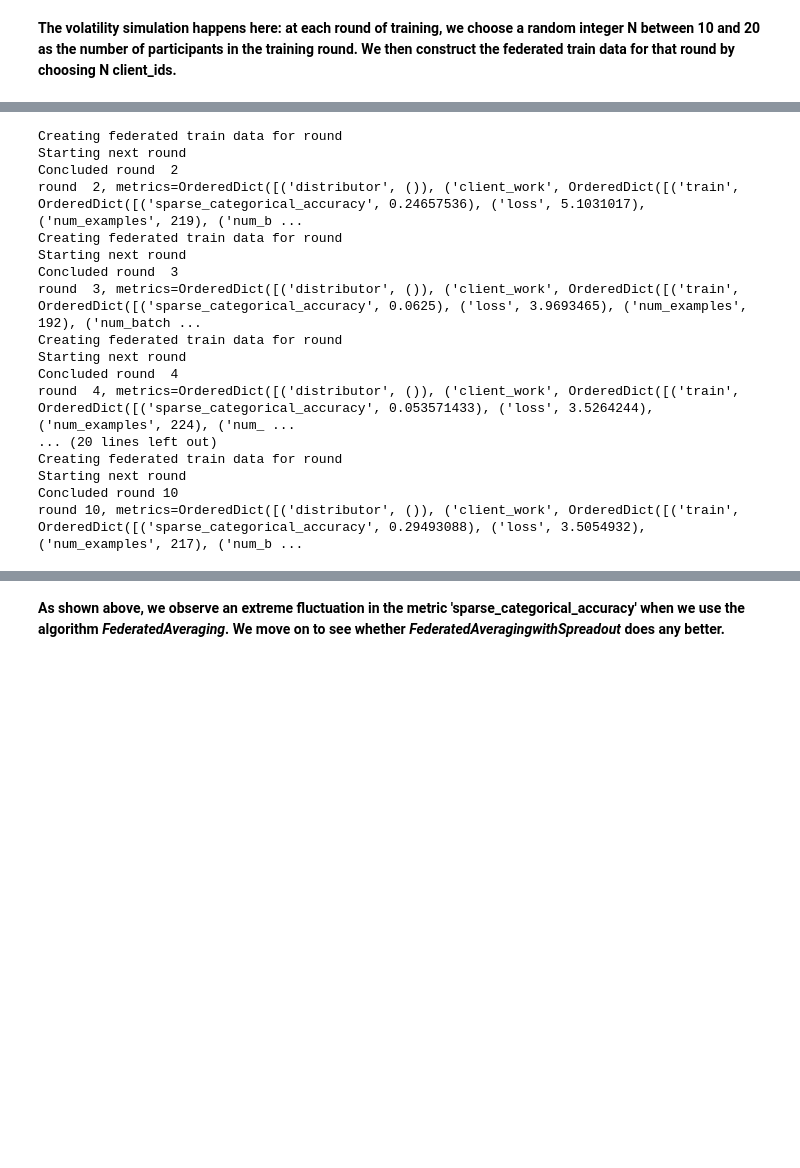
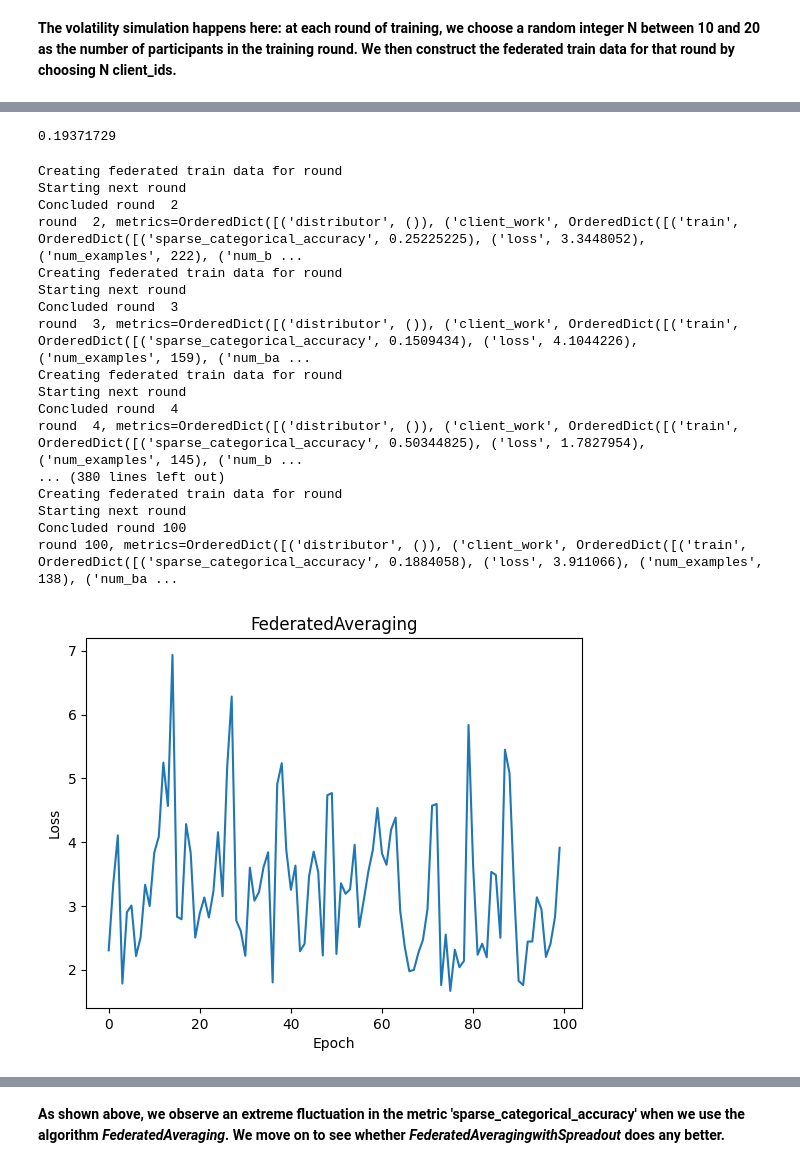
Before and after one commit to ktjkim/6998, a Jupyter notebook: FederatedAveraging.ipynb, the cells around one changed output, grey strips where cells are left out. Drawn from its saved outputs; the diff is of its cells as text; code cells hidden in the pictures; blank space fills up the shorter version.

Commit message:
FederatedAveraging

```diff
--- a/FederatedAveraging.ipynb
+++ b/FederatedAveraging.ipynb
@@ -141,6 +146,9 @@ def create_data_for_round():
 # first round
 federated_train_data = create_data_for_round()
 result = training_process.next(train_state, federated_train_data)
+# %%
+losses = []
+accuracies = []
 # %%
 train_state = result.state
 train_metrics = result.metrics
@@ -150,5 +158,13 @@ round  1, metrics=OrderedDict([('distributor', ()), ('client_work', OrderedDict(
+# %%
+train_metrics['client_work']['train']['sparse_categorical_accuracy']
+# %% [output]
+0.19371729
+# %%
+met = train_metrics['client_work']['train']
+losses.append(met['loss'])
+accuracies.append(met['sparse_categorical_accuracy'])
 # %%
-NUM_ROUNDS = 11
+NUM_ROUNDS = 101
 for round_num in range(2, NUM_ROUNDS):
     print("Creating federated train data for round")
     federated_train_data = create_data_for_round()
@@ -158,21 +174,34 @@ for round_num in range(2, NUM_ROUNDS):
     train_state = result.state
     train_metrics = result.metrics
     print('round {:2d}, metrics={}'.format(round_num, train_metrics))
+    met = train_metrics['client_work']['train']
+    losses.append(met['loss'])
+    accuracies.append(met['sparse_categorical_accuracy'])
 # %% [output]
 Creating federated train data for round
 Starting next round
 Concluded round  2
-round  2, metrics=OrderedDict([('distributor', ()), ('client_work', OrderedDict([('train', OrderedDict([('sparse_categorical_accuracy', 0.24657536), ('loss', 5.1031017), ('num_examples', 219), ('num_b ...
+round  2, metrics=OrderedDict([('distributor', ()), ('client_work', OrderedDict([('train', OrderedDict([('sparse_categorical_accuracy', 0.25225225), ('loss', 3.3448052), ('num_examples', 222), ('num_b ...
 Creating federated train data for round
 Starting next round
 Concluded round  3
-round  3, metrics=OrderedDict([('distributor', ()), ('client_work', OrderedDict([('train', OrderedDict([('sparse_categorical_accuracy', 0.0625), ('loss', 3.9693465), ('num_examples', 192), ('num_batch ...
+round  3, metrics=OrderedDict([('distributor', ()), ('client_work', OrderedDict([('train', OrderedDict([('sparse_categorical_accuracy', 0.1509434), ('loss', 4.1044226), ('num_examples', 159), ('num_ba ...
 Creating federated train data for round
 Starting next round
 Concluded round  4
-round  4, metrics=OrderedDict([('distributor', ()), ('client_work', OrderedDict([('train', OrderedDict([('sparse_categorical_accuracy', 0.053571433), ('loss', 3.5264244), ('num_examples', 224), ('num_ ...
-... (20 lines left out)
+round  4, metrics=OrderedDict([('distributor', ()), ('client_work', OrderedDict([('train', OrderedDict([('sparse_categorical_accuracy', 0.50344825), ('loss', 1.7827954), ('num_examples', 145), ('num_b ...
+... (380 lines left out)
 Creating federated train data for round
 Starting next round
-Concluded round 10
-round 10, metrics=OrderedDict([('distributor', ()), ('client_work', OrderedDict([('train', OrderedDict([('sparse_categorical_accuracy', 0.29493088), ('loss', 3.5054932), ('num_examples', 217), ('num_b ...
+Concluded round 100
+round 100, metrics=OrderedDict([('distributor', ()), ('client_work', OrderedDict([('train', OrderedDict([('sparse_categorical_accuracy', 0.1884058), ('loss', 3.911066), ('num_examples', 138), ('num_ba ...
+# %%
+import matplotlib.pyplot as plt
+
+plt.plot(losses)
+plt.title("FederatedAveraging")
+plt.xlabel("Epoch")
+plt.ylabel("Loss")
+plt.show()
+# %% [output]
+[figure, added]
```
Also changed, not shown: parts of 3 cells of this notebook.
